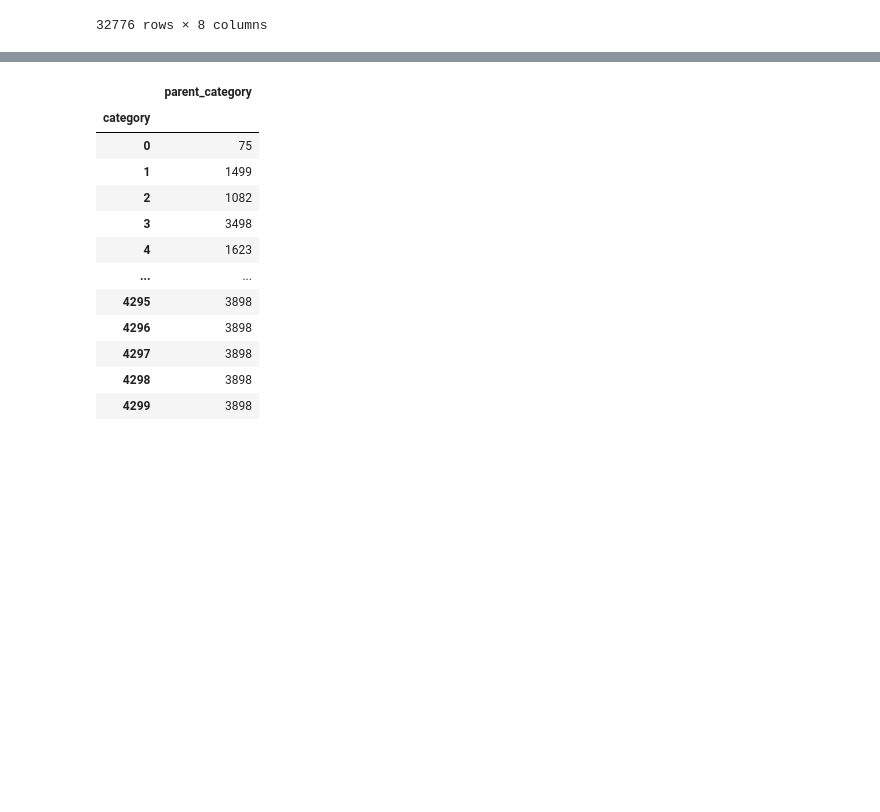
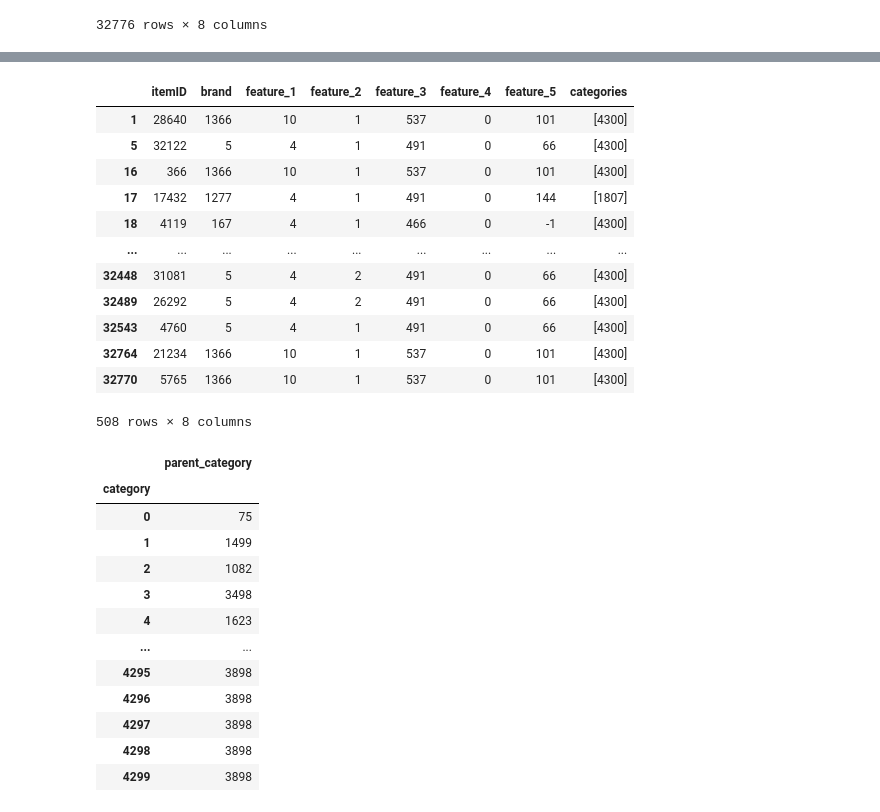
Before and after one commit to zhong3401/Data-Mining2, a Jupyter notebook: model_yuan.ipynb, the cells around one changed output, grey strips where cells are left out. Drawn from its saved outputs; the diff is of its cells as text; code cells hidden in the pictures; blank space fills up the shorter version.

```diff
--- a/model_yuan.ipynb
+++ b/model_yuan.ipynb
@@ -64,3 +111,19 @@ df_items
+# %%
+df_items.loc[df_items['brand'].isin([1366, 5, 167, 1277])]
+# %% [output]
+|  | itemID | brand | feature_1 | feature_2 | feature_3 | feature_4 | feature_5 | categories |
+| 1 | 28640 | 1366 | 10 | 1 | 537 | 0 | 101 | [4300] |
+| 5 | 32122 | 5 | 4 | 1 | 491 | 0 | 66 | [4300] |
+| 16 | 366 | 1366 | 10 | 1 | 537 | 0 | 101 | [4300] |
+| 17 | 17432 | 1277 | 4 | 1 | 491 | 0 | 144 | [1807] |
+| 18 | 4119 | 167 | 4 | 1 | 466 | 0 | -1 | [4300] |
+| ... | ... | ... | ... | ... | ... | ... | ... | ... |
+| 32448 | 31081 | 5 | 4 | 2 | 491 | 0 | 66 | [4300] |
+| 32489 | 26292 | 5 | 4 | 2 | 491 | 0 | 66 | [4300] |
+| 32543 | 4760 | 5 | 4 | 1 | 491 | 0 | 66 | [4300] |
+| 32764 | 21234 | 1366 | 10 | 1 | 537 | 0 | 101 | [4300] |
+| 32770 | 5765 | 1366 | 10 | 1 | 537 | 0 | 101 | [4300] |
+508 rows × 8 columns
 # %%
 # transform categories from str to int list
 df_items['categories'] = df_items['categories'].map(lambda x: list(map(int,x.split("[")[1].split("]")[0].split(","))))
```
Also changed, not shown: parts of 51 cells of this notebook, 1 other file.
